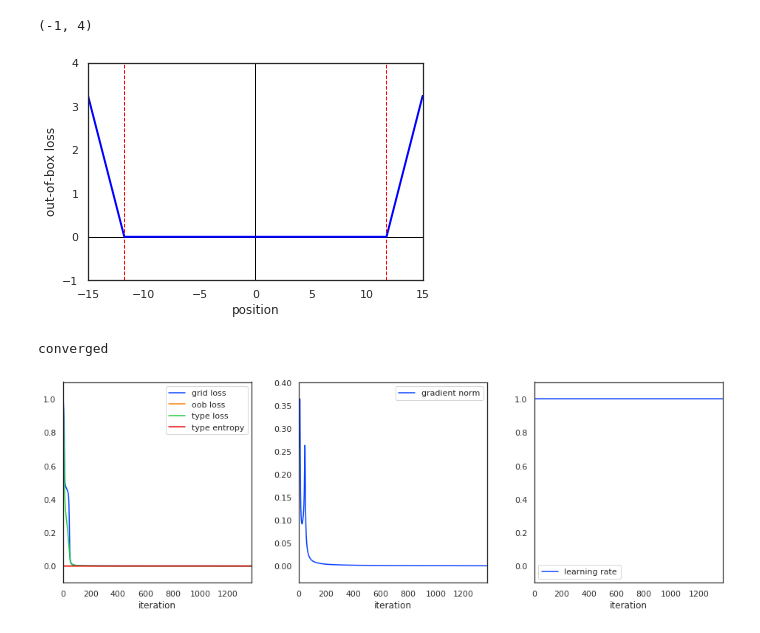
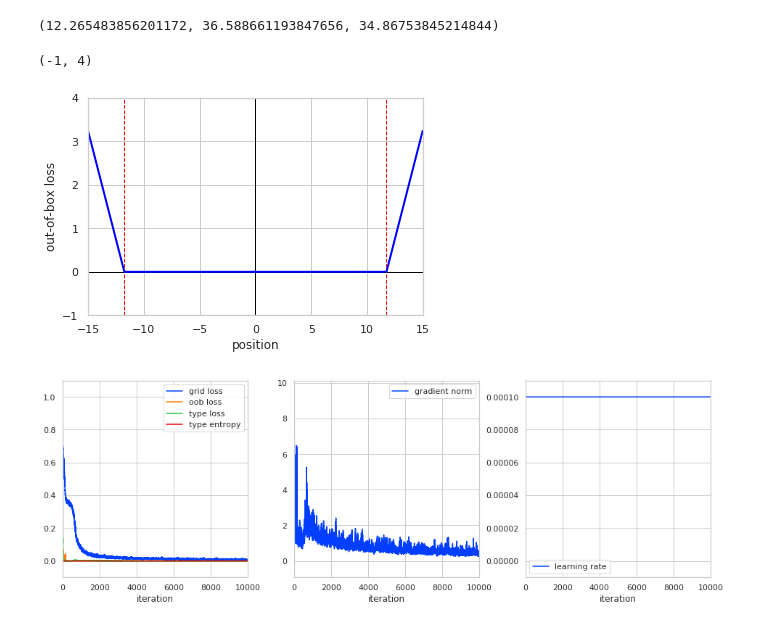
Before and after one commit to mattragoza/ipython-notebooks, a Jupyter notebook: molgrid_rnn.ipynb, the cells around one changed output. Drawn from its saved outputs; the diff is of its cells as text; code cells hidden in the pictures.

Commit message:
fit cnn to 1ai5 with rotation, var coords

```diff
--- a/molgrid_rnn.ipynb
+++ b/molgrid_rnn.ipynb
@@ -10,14 +10,14 @@ import torch.nn.functional as F
 import torch.optim as optim
 import matplotlib.pyplot as plt
 import seaborn as sns
-sns.set_style('white')
+sns.set_style('whitegrid')
 sns.set_context('notebook')
 sns.set_palette('bright')
 from IPython import display
 %matplotlib inline
 # %%
-data_file, data_root = '/home/mtr22/cnn/gan/data/carbon.types', '/home/mtr22/cnn/gan/data/'
-#data_file, data_root = '/home/mtr22/cnn/gan/data/single.types', '/home/mtr22/PDBbind/refined-set/'
+#data_file, data_root = '/home/mtr22/cnn/gan/data/carbon.types', '/home/mtr22/cnn/gan/data/'
+data_file, data_root = '/home/mtr22/cnn/gan/data/single.types', '/home/mtr22/PDBbind/refined-set/'
 
 data_loader = molgrid.ExampleProvider(molgrid.NullIndexTyper(),
                                       molgrid.defaultGninaLigandTyper,
@@ -26,13 +26,15 @@ data_loader = molgrid.ExampleProvider(molgrid.NullIndexTyper(),
                                       shuffle=True)
 data_loader.populate(data_file)
 
-elems = ['C','C','C','C','Br','Cl','Fl','N','N','O','O','S','P','Zn','Li']
+elems = ['C','C','C','C','Br','Cl','Fl','N','N','O','O','S','P','Zn','Li'] #use Li for dummy
 
 n_types = molgrid.defaultGninaLigandTyper.num_types()
 radii = np.array(list(molgrid.defaultGninaLigandTyper.get_type_radii()))
 
 batch = data_loader.next_batch(1)
 tuple(batch[0].coord_sets[1].center())
+# %% [output]
+(12.265483856201172, 36.588661193847656, 34.86753845214844)
 # %%
 class MolNet(nn.Module):
     '''
@@ -79,7 +81,7 @@ class MolgridCNN(MolNet):
     vector with a CNN, and then decodes it as a molecular structure
     using only feedforward layers.
     '''
-    def __init__(self, n_atoms, n_types, dims, n_latent):
+    def __init__(self, n_atoms, n_types, dims, n_latent, var_coords=False):
         super(MolgridCNN, self).__init__(n_atoms, n_types)
 
         self.conv1 = nn.Conv3d(n_types, 32, kernel_size=5, padding=2)
@@ -95,6 +97,10 @@ class MolgridCNN(MolNet):
         self.fc_latent2 = nn.Linear(n_latent, n_latent)
         self.fc_coords = nn.Linear(n_latent, n_atoms*3)
         self.fc_types = nn.Linear(n_latent, n_atoms*(n_types+1)) # include dummy type
+
+        self.var_coords = var_coords
+        if var_coords:
+            self.fc_coords_logstd = nn.Linear(n_latent, n_atoms*3)
 
     def forward(self, input, temp=0.0):
 
@@ -120,10 +126,14 @@ class MolgridCNN(MolNet):
         if temp:
             coords += temp * torch.randn(batch_size, self.n_atoms, 3, device=self.device)
 
+        if self.var_coords:
+            z = torch.randn(batch_size, self.n_atoms, 3, device=self.device)
+            coords += torch.exp(self.fc_coords_logstd(x).view(batch_size, self.n_atoms, 3)) * z
+
         return coords, types
 
 
-class MolgridRNN(nn.Module):
+class MolgridRNN(MolNet):
     '''
     A model that takes a molgrid as input, encodes it to a latent
     vector with a CNN, and then decodes it as a molecular structure
@@ -273,8 +283,14 @@ plt.xlim(x_min, x_max)
 plt.ylim(y_min, y_max)
 # %% [output]
 (-1, 4)
-[figure, old version]
+[figure, new version]
 # %%
+device = 'cuda'
+n_atoms = 20
+n_latent = 1024
+rotate = True
+temp = 0.0
+
 gmaker = molgrid.GridMaker(resolution=0.5,
                            dimension=23.5,
                            radius_scale=1,
@@ -285,14 +301,10 @@ grid_size = dims[0] * dims[1] * dims[2] * dims[3]
 
 c2grid = molgrid.Coords2Grid(gmaker, center=(0,0,0))
 
-device = 'cpu'
-n_atoms = 2
-n_latent = 128
-temp = 0.0
-model = MolStruct(n_atoms, n_types, dims, n_latent).to(device)
+model = MolgridCNN(n_atoms, n_types, dims, n_latent, var_coords=True).to(device)
 model.apply(weight_init)
 
-optimizer = optim.SGD(model.parameters(), lr=1e-0, momentum=0)
+optimizer = optim.Adam(model.parameters(), lr=1e-4)
 lr_policy = optim.lr_scheduler.StepLR(optimizer, 1, gamma=0.5)
 
 losses = []
@@ -307,9 +319,9 @@ loss_out = open('loss.txt', 'wt')
 pred_out = open('pred.xyz', 'wt')
 arrows_out = open('pred_arrows.pymol', 'wt')
 
-batch_size = 1
-n_iterations = 2000
-step_interval = 2000
+batch_size = 10
+n_iterations = 10000
+step_interval = 10000
 print_interval = 1
 
 grid_true = torch.empty(batch_size, *dims, dtype=torch.float32, device=device)
@@ -338,7 +350,7 @@ while i < n_iterations:
         batch = data_loader.next_batch(batch_size)
         batch.sum_types(type_count_true)
 
-        gmaker.forward(batch, grid_true, random_rotation=False) #TODO why doesn't training work with rotation?
+        gmaker.forward(batch, grid_true, random_rotation=rotate)
         coords, typesd = model(grid_true, temp)
         types = typesd[:,:,:-1].clone()
         grid_gen = c2grid(coords, types, batch_radii)
@@ -350,7 +362,7 @@ while i < n_iterations:
 
         if i == 0:
             k_grid_loss    = 1/float(grid_loss)
-            k_oob_loss     = 1
+            k_oob_loss     = 1/100
             k_type_loss    = 1/float(type_loss)
             k_type_entropy = 0/float(type_entropy)
 
@@ -416,36 +428,35 @@ while i < n_iterations:
 
             grid_loss    *= k_grid_loss
             oob_loss     *= k_oob_loss
             type_loss    *= k_type_loss
             type_entropy *= k_type_entropy
             loss = grid_loss + oob_loss + type_loss + type_entropy
 
             loss.backward()
             nn.utils.clip_grad_norm_(model.parameters(), 100)
 
             write_xyz_and_arrows(
                 typesd.detach().cpu().numpy()[:1,:,:],
                 coords.detach().cpu().numpy()[:1,:,:],
                 coords.grad.detach().cpu().numpy()[:1,:,:],
                 pred_out, arrows_out, sample=True,
                 state=i//print_interval,
-                scale=-5)
+                scale=-500)
             pred_out.flush()
             arrows_out.flush()
 
             if grad_norms[-1] < 5e-4:
                 print('converged')
                 break
 
         if i % step_interval == 0:
             lr_policy.step()
 
     except KeyboardInterrupt:
         print('interrupted')
         break
 # %% [output]
-converged
-[figure, old version]
+[figure, new version]
 # %%
 print(k_grid_loss, k_oob_loss, k_type_loss, k_type_entropy)
 # %%
```
